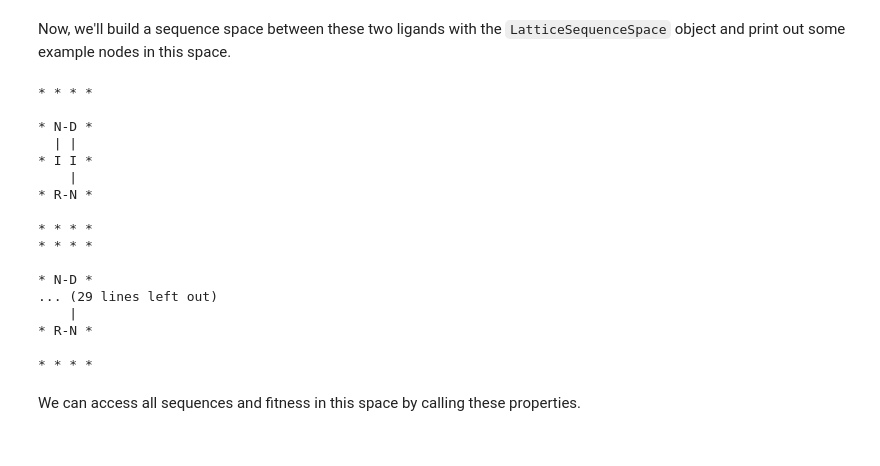
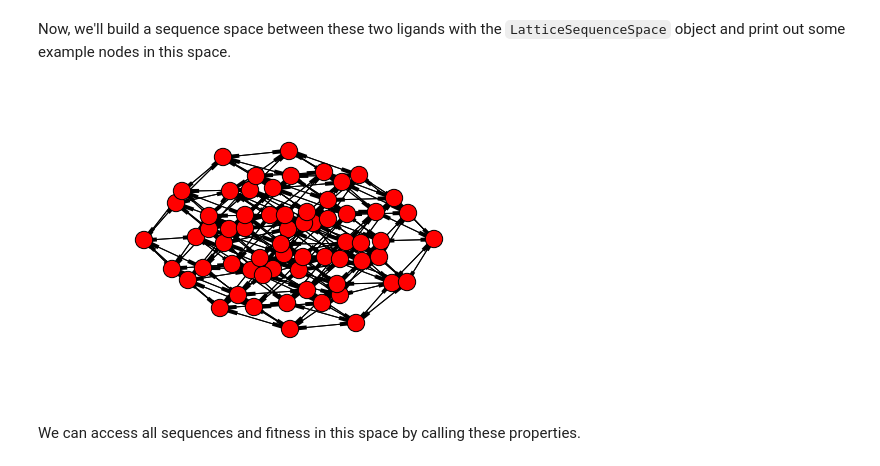
Before and after one commit to harmslab/latticegpm, a Jupyter notebook: examples/Lattice gpm from conformation space tutorial.ipynb, the cells around one changed output. Saved outputs shown, nothing was run; the diff lists cells and outputs as text; code cells hidden in the pictures.

```diff
--- a/examples/Lattice gpm from conformation space tutorial.ipynb
+++ b/examples/Lattice gpm from conformation space tutorial.ipynb
@@ -41,22 +41,4 @@ Now, we'll build a sequence space between these two ligands with the `LatticeSeq
 # Create an instance of LatticeFitnessSpace
 sequence_space = LatticeConformationSpace(wildtype, mutant, c, temperature=temperature)
 # Print some example sequence
-sequence_space.print_sequences(sequence_space.genotypes[0:5])
+#sequence_space.print_sequences(sequence_space.genotypes[0:5])
-# %% [output]
-* * * *
-
-* N-D *
-  | |
-* I I *
-    |
-* R-N *
-
-* * * *
-* * * *
-
-* N-D *
-... (29 lines left out)
-    |
-* R-N *
-
-* * * *
@@ -62,0 +53,4 @@ sequence_space.print_sequences(sequence_space.genotypes[0:5])
+# %%
+nx.draw(sequence_space.Graph)
+# %% [output]
+[figure, added]
```
Also changed, not shown: parts of 6 cells of this notebook, 5 other files.
